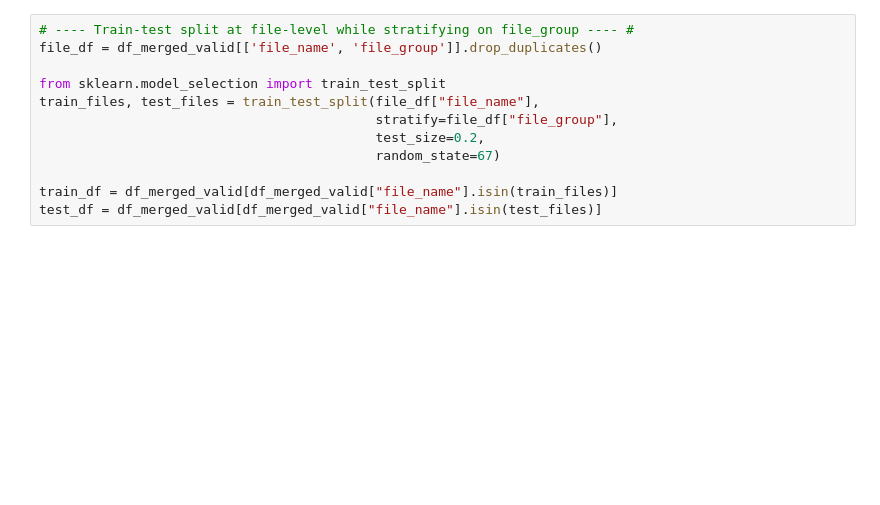
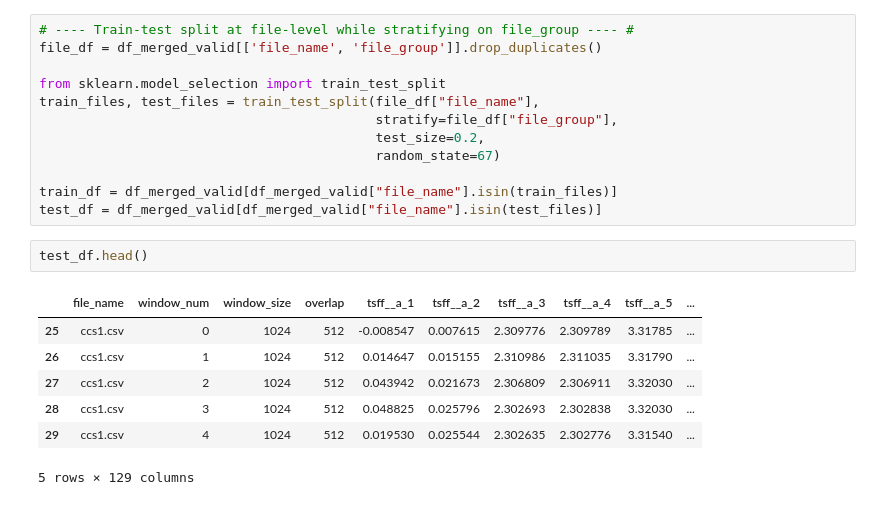
Before and after one commit to amurthy-sunysb/mcsa_tsfm, a Jupyter notebook: notebooks/lias_demo_TSFRESH.ipynb, the cells around one changed output. Drawn from its saved outputs; the diff is of its cells as text; blank space fills up the shorter version.

```diff
--- a/notebooks/lias_demo_TSFRESH.ipynb
+++ b/notebooks/lias_demo_TSFRESH.ipynb
@@ -223,6 +320,16 @@ train_files, test_files = train_test_split(file_df["file_name"],
 
 train_df = df_merged_valid[df_merged_valid["file_name"].isin(train_files)]
 test_df = df_merged_valid[df_merged_valid["file_name"].isin(test_files)]
+# %%
+test_df.head()
+# %% [output]
+|  | file_name | window_num | window_size | overlap | tsff__a_1 | tsff__a_2 | tsff__a_3 | tsff__a_4 | tsff__a_5 | ... |
+| 25 | ccs1.csv | 0 | 1024 | 512 | -0.008547 | 0.007615 | 2.309776 | 2.309789 | 3.31785 | ... |
+| 26 | ccs1.csv | 1 | 1024 | 512 | 0.014647 | 0.015155 | 2.310986 | 2.311035 | 3.31790 | ... |
+| 27 | ccs1.csv | 2 | 1024 | 512 | 0.043942 | 0.021673 | 2.306809 | 2.306911 | 3.32030 | ... |
+| 28 | ccs1.csv | 3 | 1024 | 512 | 0.048825 | 0.025796 | 2.302693 | 2.302838 | 3.32030 | ... |
+| 29 | ccs1.csv | 4 | 1024 | 512 | 0.019530 | 0.025544 | 2.302635 | 2.302776 | 3.31540 | ... |
+5 rows × 129 columns
 # %%
 # Checking this worked.  Should give an empty set
 set(train_df["file_name"]) & set(test_df["file_name"])
```
Also changed, not shown: parts of 21 cells of this notebook, 2 other files.
